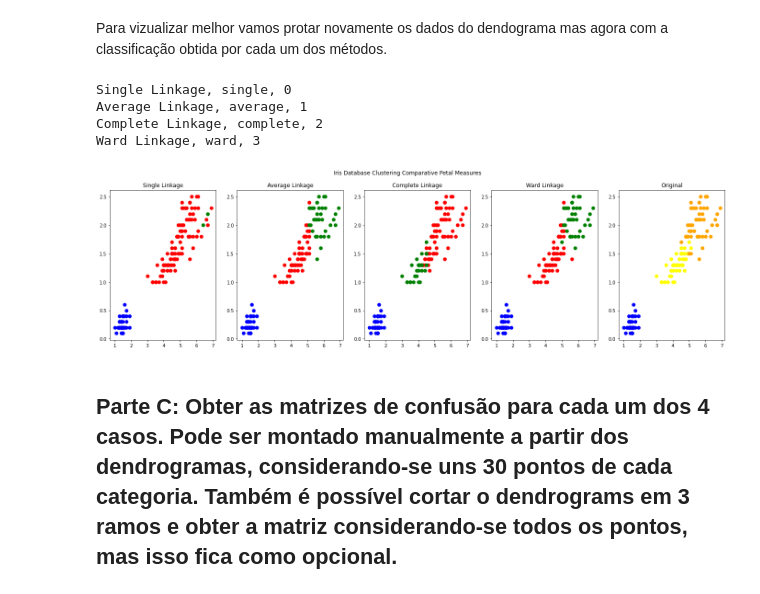
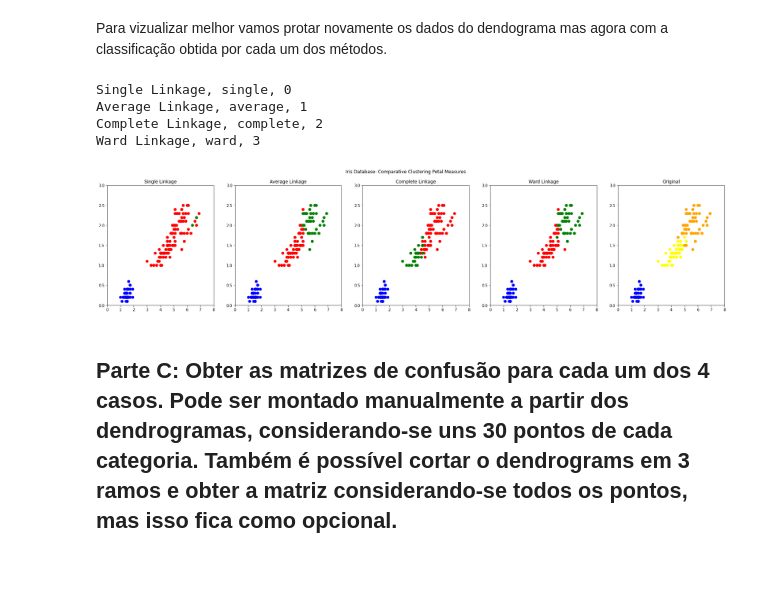
Before and after one commit to filipemarinho/pattern-recognition, a Jupyter notebook: P7/P7.ipynb, the cells around one changed output. Saved outputs shown, nothing was run; the diff lists cells and outputs as text; code cells hidden in the pictures.

Commit message:
fix plot scale

```diff
--- a/P7/P7.ipynb
+++ b/P7/P7.ipynb
@@ -57,7 +57,7 @@ Para vizualizar melhor vamos protar novamente os dados do dendograma mas agora c
 from sklearn.cluster import AgglomerativeClustering
 X = data
 
-fig, ax = plt.subplots(1, 5, figsize=(6*4,6), sharex=False)
+fig, ax = plt.subplots(1, 5, figsize=(6*5,6), sharey = False)
 # ax = ax.flatten()
 fig.suptitle("Iris Database: Comparative Clustering Petal Measures")
 
@@ -70,34 +70,37 @@ clustering_algorithms = (
 for name, method, index in clustering_algorithms:
     print("%s, %s, %s" %(name, method, index))
     # Separação em 3 clusters para as 3 especies de planta
     model = AgglomerativeClustering(n_clusters=3, affinity='euclidean', linkage=method)
     model.fit(X)
     labels = model.labels_
     ax[index].scatter(X[labels==0, 2], X[labels==0, 3], s=50, marker='o', color='red')
     ax[index].scatter(X[labels==1, 2], X[labels==1, 3], s=50, marker='o', color='blue')
     ax[index].scatter(X[labels==2, 2], X[labels==2, 3], s=50, marker='o', color='green')
-
+    ax[index].set_xlim(0,8)
+    ax[index].set_ylim(0,3)
     ax[index].set_title(name)
 
 #     links = linkage(data, method)
 
 #     dendrogram(links,truncate_mode='lastp',p=150,leaf_rotation=90.,leaf_font_size=8., ax = ax[index], orientation='top')
 
 # plt.xlabel('Espécies')
 # plt.ylabel('Distância')
 
 # Comparing to the original data
 labels = iris['species']
 ax[4].scatter(X[labels=='setosa', 2], X[labels=='setosa', 3], s=50, marker='o', color='blue')
 ax[4].scatter(X[labels=='versicolor', 2], X[labels=='versicolor', 3], s=50, marker='o', color='yellow')
 ax[4].scatter(X[labels=='virginica', 2], X[labels=='virginica', 3], s=50, marker='o', color='orange')
 ax[4].set_title("Original")
+ax[4].set_xlim(0,8)
+ax[4].set_ylim(0,3)
 plt.show()
 # %% [output]
 Single Linkage, single, 0
 Average Linkage, average, 1
 Complete Linkage, complete, 2
 Ward Linkage, ward, 3
-[figure, old version]
+[figure, new version]
 # %% [markdown]
 ## Parte C: Obter as matrizes de confusão para cada um dos 4 casos.  Pode ser montado manualmente a partir dos dendrogramas, considerando-se uns 30 pontos de cada categoria.  Também é possível cortar o dendrograms em 3 ramos e obter a matriz considerando-se todos os pontos, mas isso fica como opcional.
```
